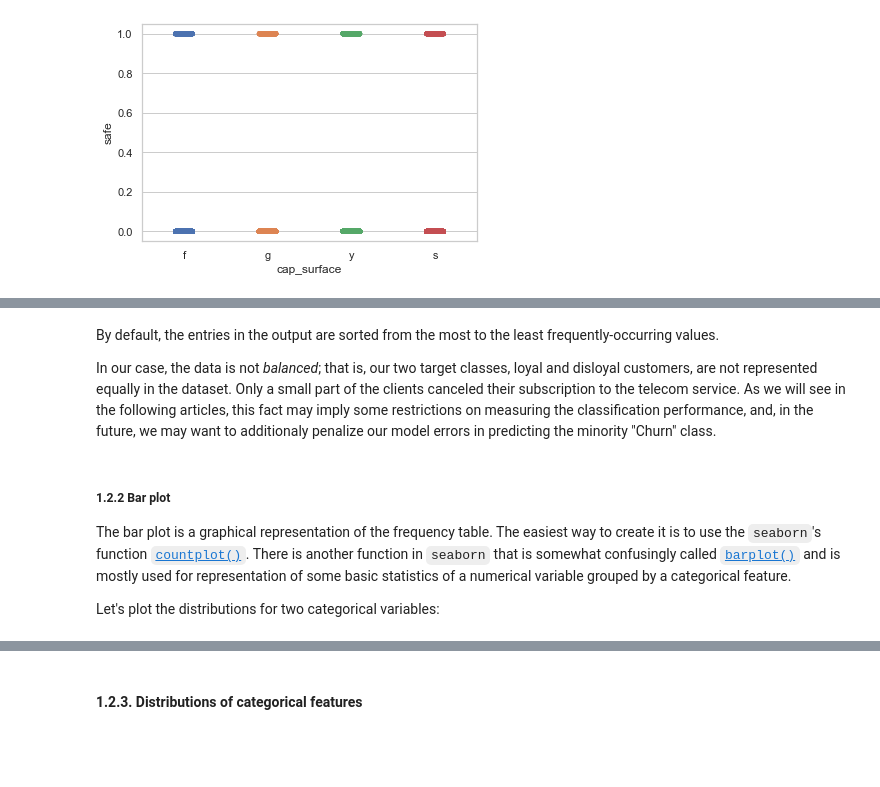
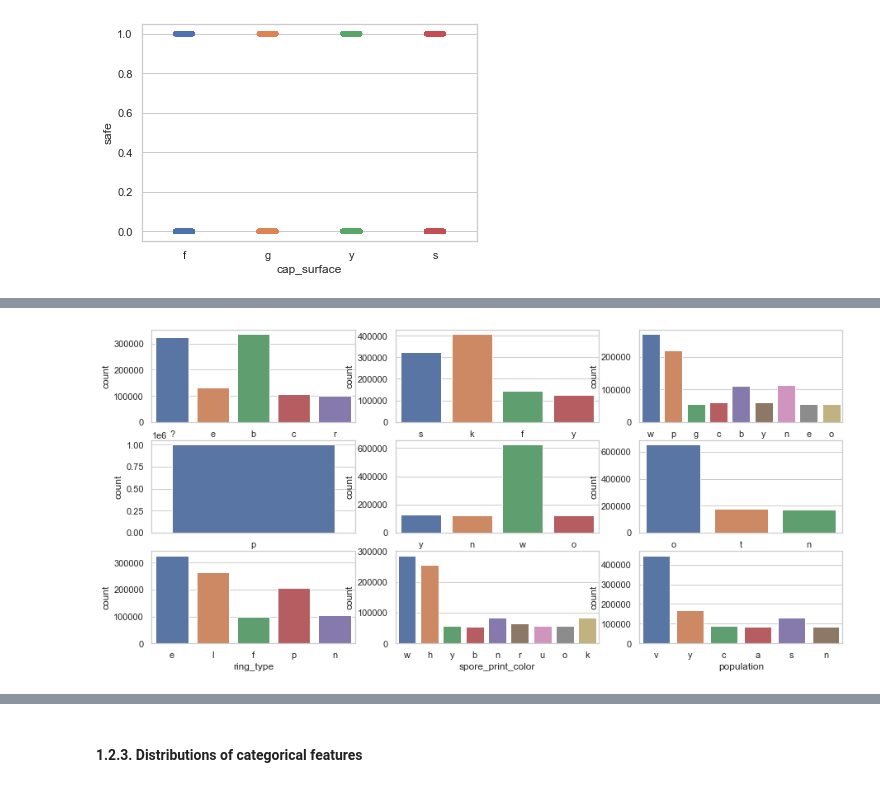
Before and after one commit to data-scince-explorer/data_vs_wild, a Jupyter notebook: data_vs_wild.ipynb, the cells around one changed output, grey strips where cells are left out. Saved outputs shown, nothing was run; the diff lists cells and outputs as text; code cells hidden in the pictures; blank space fills up the shorter version.

```diff
--- a/data_vs_wild.ipynb
+++ b/data_vs_wild.ipynb
@@ -478,11 +362,17 @@ autinsurance['fraud_reported'].value_counts()
-# %% [markdown]
-By default, the entries in the output are sorted from the most to the least frequently-occurring values.
-
-In our case, the data is not *balanced*; that is, our two target classes, loyal and disloyal customers, are not represented equally in the dataset. Only a small part of the clients canceled their subscription to the telecom service. As we will see in the following articles, this fact may imply some restrictions on measuring the classification performance, and, in the future, we may want to additionaly penalize our model errors in predicting the minority "Churn" class.
-# %% [markdown]
-##### 1.2.2 Bar plot
-
-The bar plot is a graphical representation of the frequency table. The easiest way to create it is to use the `seaborn`'s function [`countplot()`](https://seaborn.pydata.org/generated/seaborn.countplot.html). There is another function in `seaborn` that is somewhat confusingly called [`barplot()`](https://seaborn.pydata.org/generated/seaborn.barplot.html) and is mostly used for representation of some basic statistics of a numerical variable grouped by a categorical feature.
-
-Let's plot the distributions for two categorical variables:
+# %%
+_, axes = plt.subplots(nrows=3, ncols=3, figsize=(15, 7))
+
+sns.countplot(x='stalk_root', data=mushroom_df, ax=axes[0][0]);
+sns.countplot(x='stalk_surface_above_ring', data=mushroom_df, ax=axes[0][1]);
+sns.countplot(x='stalk_color_below_ring', data=mushroom_df, ax=axes[0][2]);
+
+sns.countplot(x='veil_type', data=mushroom_df, ax=axes[1][0]);
+sns.countplot(x='veil_color', data=mushroom_df, ax=axes[1][1]);
+sns.countplot(x='ring_number', data=mushroom_df, ax=axes[1][2]);
+
+sns.countplot(x='ring_type', data=mushroom_df, ax=axes[2][0]);
+sns.countplot(x='spore_print_color', data=mushroom_df, ax=axes[2][1]);
+sns.countplot(x='population', data=mushroom_df, ax=axes[2][2]);
+# %% [output]
+[figure, added]
 # %%
```
Also changed, not shown: parts of 72 cells of this notebook.
